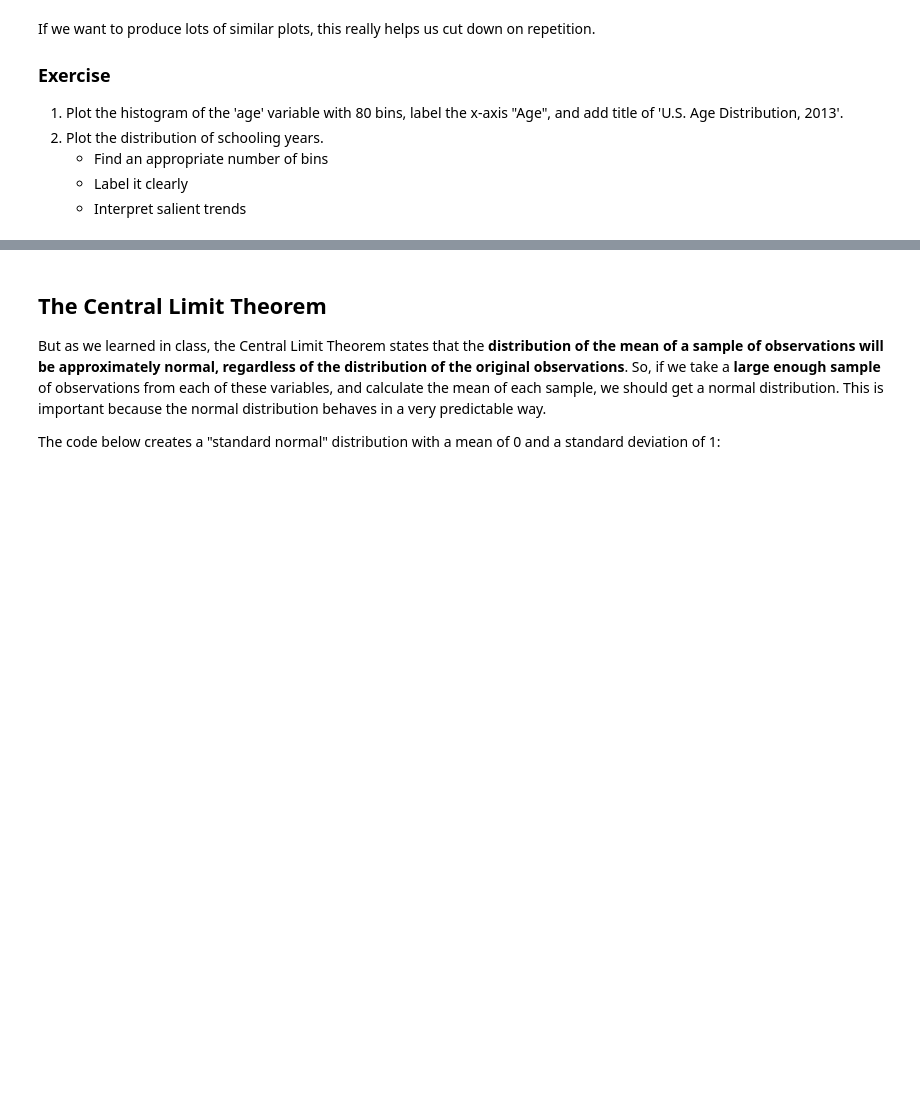
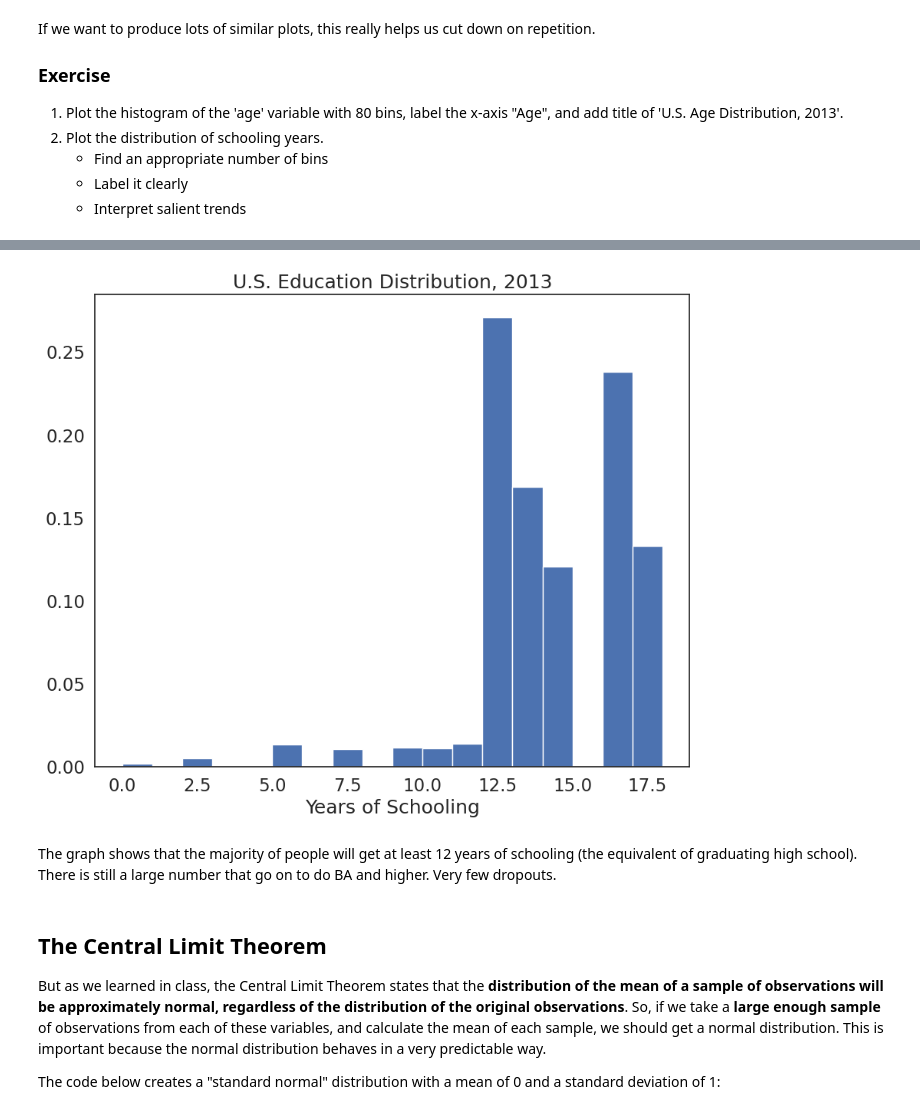
Before and after one commit to nyreemarsh/QM2, a Jupyter notebook: notebooks/W05. Distributions and Basic Statistics.ipynb, the cells around one changed output, grey strips where cells are left out. Drawn from its saved outputs; the diff is of its cells as text; code cells hidden in the pictures; blank space fills up the shorter version.

```diff
--- a/notebooks/W05. Distributions and Basic Statistics.ipynb
+++ b/notebooks/W05. Distributions and Basic Statistics.ipynb
@@ -398,3 +416,17 @@ If we want to produce lots of similar plots, this really helps us cut down on re
+# %%
+def plot_histogram_categorical(variable, bin_number, xlab, title):
+	summary=variable.describe()
+	plt.hist(variable, bins=bin_number,edgecolor='white', density=True)
+
+	plt.xlabel(xlab)
+	plt.title(title)
+	plt.show()
+
+plot_histogram_categorical(variable = df['sch'], bin_number = 18, xlab = 'Years of Schooling', title = 'U.S. Education Distribution, 2013')
+# %% [output]
+[figure, added]
+# %% [markdown]
+The graph shows that the majority of people will get at least 12 years of schooling (the equivalent of graduating high school). There is still a large number that go on to do BA and higher. Very few dropouts.
 # %% [markdown]
 ## The Central Limit Theorem
 
```
Also changed, not shown: parts of 14 cells of this notebook.
